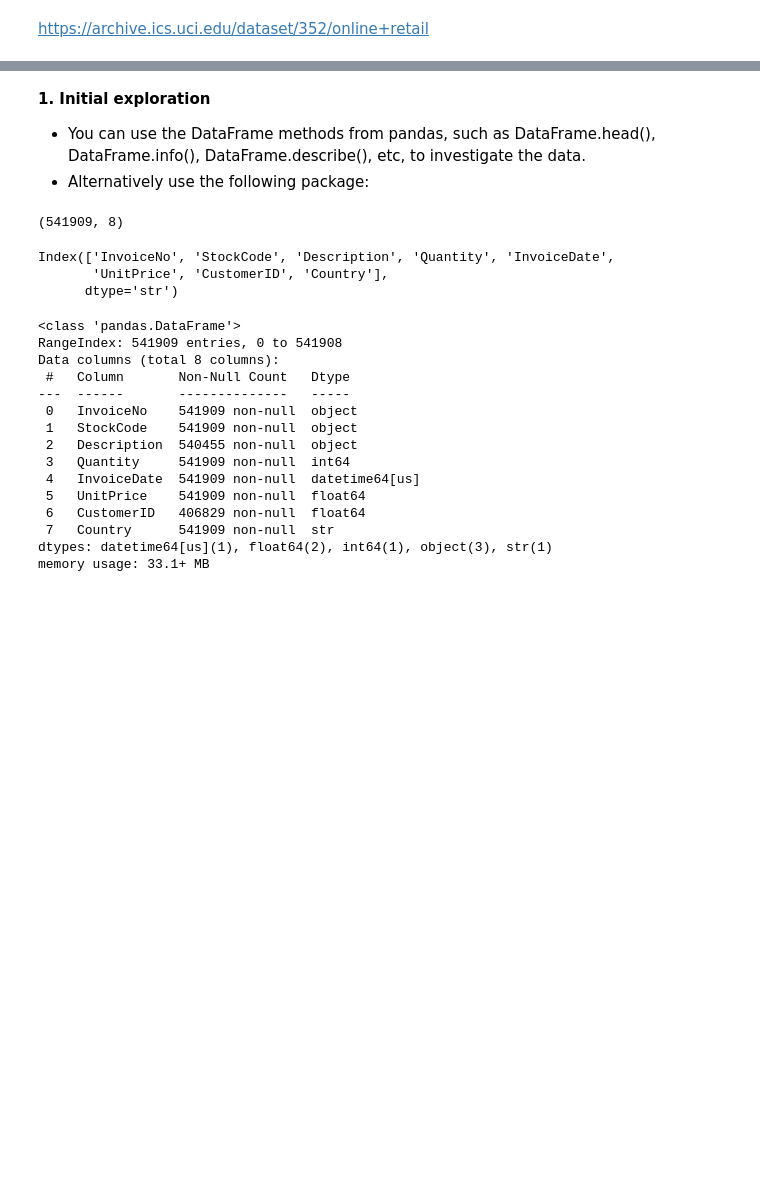
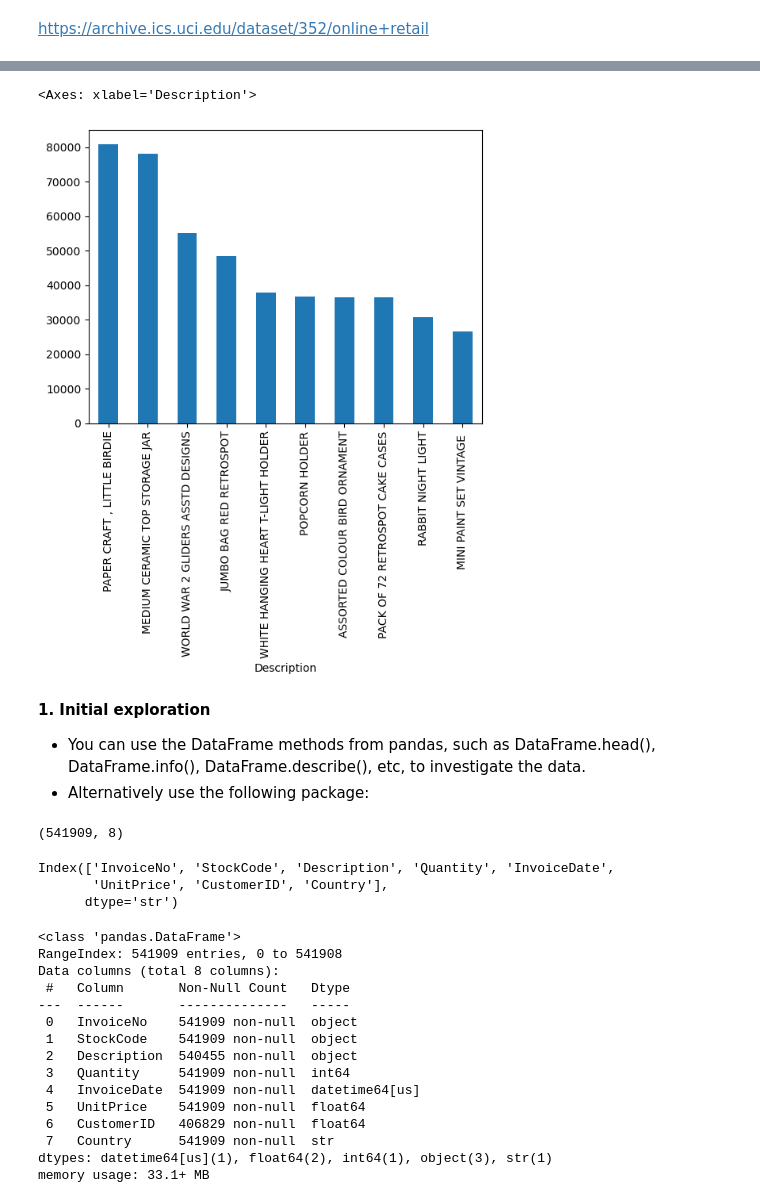
Before and after one commit to grimfur/ai-apprenticeship-session6, a Jupyter notebook: ai-apprenticeship-02-data-lifecycle/group2/notebooks/Online retail.ipynb, the cells around one changed output, grey strips where cells are left out. Drawn from its saved outputs; the diff is of its cells as text; code cells hidden in the pictures; blank space fills up the shorter version.

```diff
--- a/ai-apprenticeship-02-data-lifecycle/group2/notebooks/Online retail.ipynb
+++ b/ai-apprenticeship-02-data-lifecycle/group2/notebooks/Online retail.ipynb
@@ -55,0 +119,3 @@ Loading dataset from: f:\VScode\ai-apprenticeship-session6\ai-apprenticeship-02-
+# %%
+top_products = cust_clean.groupby('Description')['Quantity'].sum().sort_values(ascending=False).head(10)
+top_products
@@ -55,0 +151,5 @@ Loading dataset from: f:\VScode\ai-apprenticeship-session6\ai-apprenticeship-02-
+# %%
+top_products.plot(kind='bar')
+# %% [output]
+<Axes: xlabel='Description'>
+[figure, added]
```
Also changed, not shown: parts of 20 cells of this notebook, 17 other files.
